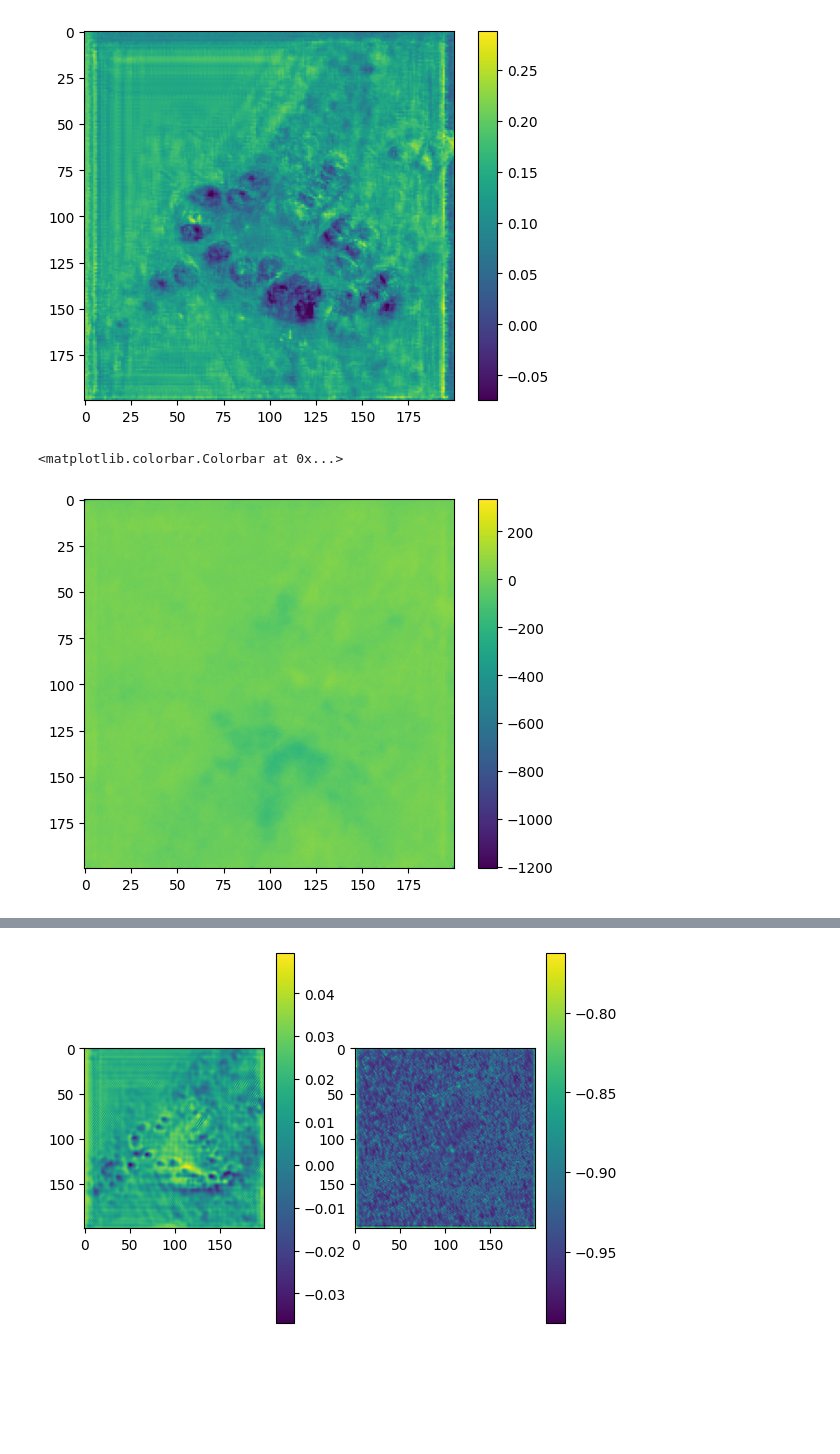
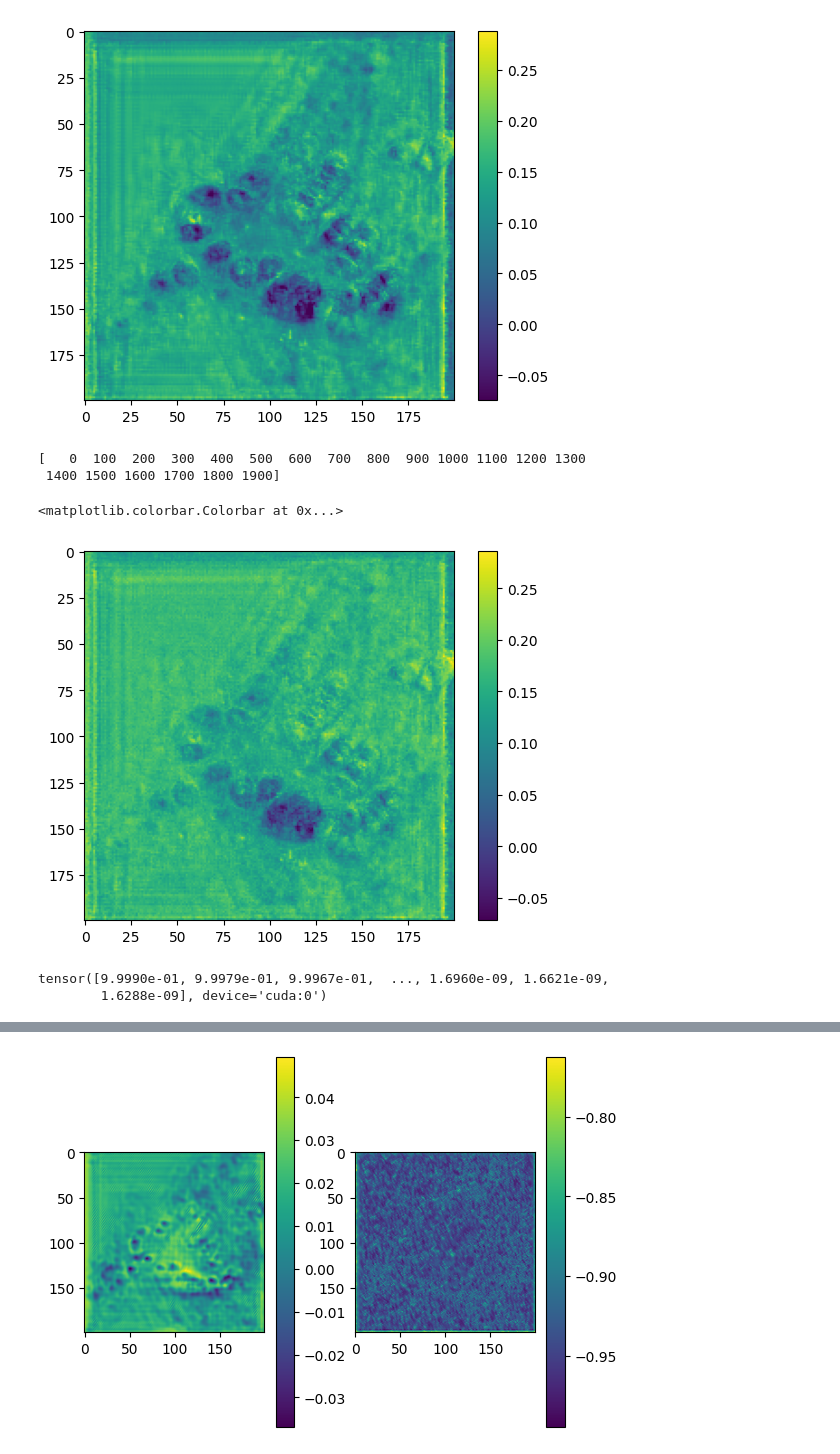
Before and after one commit to mln9d4/FeatureBridgeMapping, a Jupyter notebook: self_implemented.ipynb, the cells around one changed output, grey strips where cells are left out. Saved outputs shown, nothing was run; the diff lists cells and outputs as text; code cells hidden in the pictures; blank space fills up the shorter version.

Commit message:
Fixed ddim sampler, was wrong due to index issues

```diff
--- a/self_implemented.ipynb
+++ b/self_implemented.ipynb
@@ -573,7 +573,7 @@ class DenoiseDiffusion(nn.Module):
 
 
     @torch.no_grad()
-    def ddim_sampler(self, y_cond=None, noise=None, sample_inter=10, steps=50, clip_denoised=True, eta=0.0):
+    def ddim_sampler(self, y_cond=None, noise=None, sample_inter=1, steps=50, clip_denoised=True, eta=0.0):
         """
         DDIM sampler from https://arxiv.org/abs/2010.02502
         With eta=0, it becomes a deterministic sampler, which is the one we will use in this implementation. With eta>0, it becomes a stochastic sampler, which is similar to the DDPM sampler but with different noise scale.
@@ -581,15 +581,21 @@ class DenoiseDiffusion(nn.Module):
         y = torch.randn_like(y_cond, device=y_cond.device) if noise is None else noise
         ret_arr = y.clone()
         step_size = self.n_steps // steps
-
-        for i in tqdm(range(steps), desc='DDIM sampling loop timestep', total=steps):
-            t = self.n_steps - i * step_size
-            t_tensor = torch.full((y_cond.shape[0],), t, dtype=torch.long, device=y_cond.device)
-
-            gamma = self.gather(self.gammas, t_tensor - 1)
+        time_steps = np.asarray(list(range(0, self.n_steps, step_size)))
+        time_steps_prev = np.concatenate(([0], time_steps[:-1]))
+        print(time_steps)
+        for i in tqdm(reversed(range(0, steps)), desc='DDIM sampling loop timestep', total=steps):
+            # t = self.n_steps - i * step_size
+            # t = max(t, 1)  # Ensure t does not go below 1
+            # print(i)
+            t_tensor = torch.full((y_cond.shape[0],), time_steps[i], dtype=torch.long, device=y_cond.device)
+            # print(t_tensor)
+            t_tensor_prev = torch.full((y_cond.shape[0],), time_steps_prev[i], dtype=torch.long, device=y_cond.device)
+            # print(t_tensor_prev)
+            gamma = self.gather(self.gammas, t_tensor)
 
             # Make sure that when t_tensor - step_size - 1 is negative, we use gamma_prev = 1, which means that we are at the final step and we should not add any noise.
-            gamma_prev = self.gather(self.gammas, torch.clamp(t_tensor - step_size - 1, min=0)) if (t_tensor - step_size - 1 >= 0).any() else torch.ones_like(gamma)
+            gamma_prev = self.gather(self.gammas, torch.clamp(t_tensor_prev, min=0)) # if (t_tensor_prev >= 0).any() else torch.ones_like(gamma)
 
             noise_pred = self.eps_model(torch.cat([y, y_cond], dim=1) if y_cond is not None else y, gamma)
 
@@ -945,12 +1032,19 @@ tensor([[[[0.1292]]]], device='cuda:0') tensor([[[[0.0046]]]], device='cuda:0')
 <matplotlib.colorbar.Colorbar at 0x...>
 [figure]
 # %%
-y_ddim, ret_arr_ddim = diffusion.ddim_sampler(y_cond=sample, noise=None, sample_inter=1, steps=60, clip_denoised=False, eta=0.0)
-plt.imshow(y_ddim.cpu().numpy()[0, 0], cmap='viridis')
+y_ddim, ret_arr_ddim = diffusion.ddim_sampler(y_cond=sample, noise=None, sample_inter=1, steps=20, clip_denoised=True, eta=0.9)
+plt.imshow(diffusion.rolling_stats_pts.denormalize(y_ddim).cpu().numpy()[0, 0], cmap='viridis')
 plt.colorbar()
 # %% [output]
-<matplotlib.colorbar.Colorbar at 0x...>
+[   0  100  200  300  400  500  600  700  800  900 1000 1100 1200 1300
+ 1400 1500 1600 1700 1800 1900]
+<matplotlib.colorbar.Colorbar at 0x...>
-[figure, old version]
+[figure, new version]
+# %%
+print(diffusion.gammas)
+# %% [output]
+tensor([9.9990e-01, 9.9979e-01, 9.9967e-01,  ..., 1.6960e-09, 1.6621e-09,
+        1.6288e-09], device='cuda:0')
 # %%
 y_dpm_solvr, ret_dpm_solver = diffusion.dpm_solver_multi_step_sampler(y_cond=sample, noise=None, sample_inter=1, steps=100, clip_denoised=True)
 plt.imshow(y_dpm_solvr.cpu().numpy()[0, 0], cmap='viridis')
```
Also changed, not shown: parts of 2 cells of this notebook.
